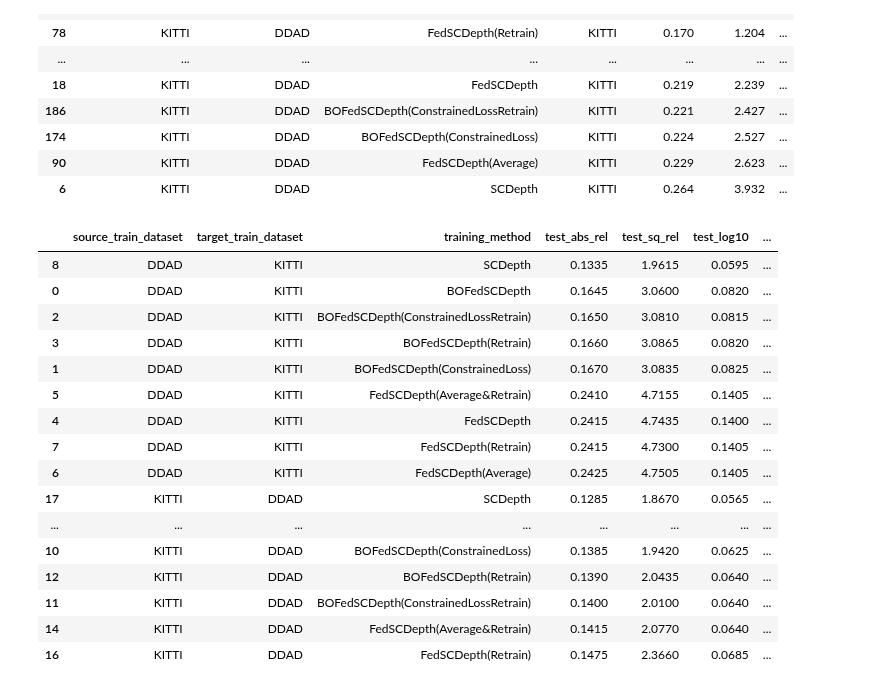
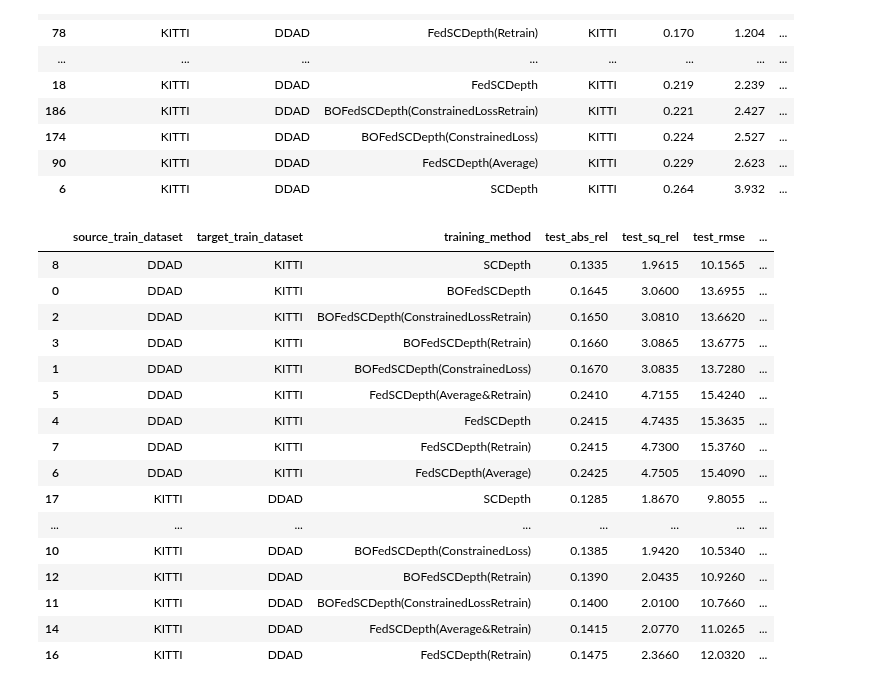
Before and after one commit to eltonfss/federated-sc-depth, a Jupyter notebook: src/notebooks/ContinualLearning/ContinualLearningMetrics.ipynb, the cells around one changed output. Cells and saved outputs as stored; diff of their text form; code cells hidden in the pictures.

```diff
--- a/src/notebooks/ContinualLearning/ContinualLearningMetrics.ipynb
+++ b/src/notebooks/ContinualLearning/ContinualLearningMetrics.ipynb
@@ -1,9 +1,27 @@
 # %%
 import pandas as pd
 import numpy as np
+import matplotlib.pyplot as plt
+import seaborn as sns
+
+# Set display options and plot styles
+pd.set_option('display.max_rows', None)
+pd.set_option('display.max_columns', None)
+plt.rcParams["font.weight"] = "bold"
+plt.rcParams["axes.labelweight"] = "bold"
+font = {'weight': 'bold', 'size': 20}
+plt.rc('font', **font)
+
+# Define color palette and hatch patterns
+colors = sns.color_palette("colorblind")  # Colorblind-friendly colors
+hatches = ['/', '\\', '|', '-', '+', 'x', 'o', 'O', '.', '*']  # Hatching patterns
+
+from comparative_analysis import ComparativeAnalysis
+analysis = ComparativeAnalysis("continuallearningexperiments.csv")
+
 df = pd.read_csv("continuallearningexperiments.csv").dropna()
 
-PERF_COLS = ['test_abs_rel', 'test_sq_rel', 'test_log10', 'test_rmse', 'test_rmse_log', 'test_a1', 'test_a2', 'test_a3']
+PERF_COLS = ['test_abs_rel', 'test_sq_rel', 'test_rmse', 'test_rmse_log', 'test_a1', 'test_a2', 'test_a3']
 # %%
 # compute stability
 df_full = df[df['test_region_type'] == 'full'].drop(columns=['test_region_type'])
@@ -32,31 +50,30 @@ df_stability.sort_values(by=['source_train_dataset','test_abs_rel'])
 # %%
 # compute plasticity
 df_before = df_full[df_full['adaptation_state'] == 'before_adaptation'].drop(columns=['adaptation_state'])
 df_before_plasticity = df_before[df_before['test_dataset'] == df_before['source_train_dataset']]
 df_after_plasticity = df_after[df_after['test_dataset'] == df_after['target_train_dataset']]
 df_plasticity = pd.concat([df_before_plasticity, df_after_plasticity])
 group_columns = ['source_train_dataset', 'target_train_dataset', 'training_method']
-avg_columns = ['test_abs_rel', 'test_sq_rel', 'test_log10', 'test_rmse', 'test_rmse_log', 'test_a1', 'test_a2', 'test_a3']
 df_plasticity = df_plasticity.groupby(group_columns, as_index=False)[PERF_COLS].mean()
 df_plasticity.sort_values(by=['source_train_dataset','test_abs_rel'])
 # %% [output]
-|  | source_train_dataset | target_train_dataset | training_method | test_abs_rel | test_sq_rel | test_log10 | ... |
-| 8 | DDAD | KITTI | SCDepth | 0.1335 | 1.9615 | 0.0595 | ... |
-| 0 | DDAD | KITTI | BOFedSCDepth | 0.1645 | 3.0600 | 0.0820 | ... |
-| 2 | DDAD | KITTI | BOFedSCDepth(ConstrainedLossRetrain) | 0.1650 | 3.0810 | 0.0815 | ... |
-| 3 | DDAD | KITTI | BOFedSCDepth(Retrain) | 0.1660 | 3.0865 | 0.0820 | ... |
-| 1 | DDAD | KITTI | BOFedSCDepth(ConstrainedLoss) | 0.1670 | 3.0835 | 0.0825 | ... |
-| 5 | DDAD | KITTI | FedSCDepth(Average&Retrain) | 0.2410 | 4.7155 | 0.1405 | ... |
-| 4 | DDAD | KITTI | FedSCDepth | 0.2415 | 4.7435 | 0.1400 | ... |
-| 7 | DDAD | KITTI | FedSCDepth(Retrain) | 0.2415 | 4.7300 | 0.1405 | ... |
-| 6 | DDAD | KITTI | FedSCDepth(Average) | 0.2425 | 4.7505 | 0.1405 | ... |
-| 17 | KITTI | DDAD | SCDepth | 0.1285 | 1.8670 | 0.0565 | ... |
+|  | source_train_dataset | target_train_dataset | training_method | test_abs_rel | test_sq_rel | test_rmse | ... |
+| 8 | DDAD | KITTI | SCDepth | 0.1335 | 1.9615 | 10.1565 | ... |
+| 0 | DDAD | KITTI | BOFedSCDepth | 0.1645 | 3.0600 | 13.6955 | ... |
+| 2 | DDAD | KITTI | BOFedSCDepth(ConstrainedLossRetrain) | 0.1650 | 3.0810 | 13.6620 | ... |
+| 3 | DDAD | KITTI | BOFedSCDepth(Retrain) | 0.1660 | 3.0865 | 13.6775 | ... |
+| 1 | DDAD | KITTI | BOFedSCDepth(ConstrainedLoss) | 0.1670 | 3.0835 | 13.7280 | ... |
+| 5 | DDAD | KITTI | FedSCDepth(Average&Retrain) | 0.2410 | 4.7155 | 15.4240 | ... |
+| 4 | DDAD | KITTI | FedSCDepth | 0.2415 | 4.7435 | 15.3635 | ... |
+| 7 | DDAD | KITTI | FedSCDepth(Retrain) | 0.2415 | 4.7300 | 15.3760 | ... |
+| 6 | DDAD | KITTI | FedSCDepth(Average) | 0.2425 | 4.7505 | 15.4090 | ... |
+| 17 | KITTI | DDAD | SCDepth | 0.1285 | 1.8670 | 9.8055 | ... |
 | ... | ... | ... | ... | ... | ... | ... | ... |
-| 10 | KITTI | DDAD | BOFedSCDepth(ConstrainedLoss) | 0.1385 | 1.9420 | 0.0625 | ... |
-| 12 | KITTI | DDAD | BOFedSCDepth(Retrain) | 0.1390 | 2.0435 | 0.0640 | ... |
-| 11 | KITTI | DDAD | BOFedSCDepth(ConstrainedLossRetrain) | 0.1400 | 2.0100 | 0.0640 | ... |
-| 14 | KITTI | DDAD | FedSCDepth(Average&Retrain) | 0.1415 | 2.0770 | 0.0640 | ... |
-| 16 | KITTI | DDAD | FedSCDepth(Retrain) | 0.1475 | 2.3660 | 0.0685 | ... |
+| 10 | KITTI | DDAD | BOFedSCDepth(ConstrainedLoss) | 0.1385 | 1.9420 | 10.5340 | ... |
+| 12 | KITTI | DDAD | BOFedSCDepth(Retrain) | 0.1390 | 2.0435 | 10.9260 | ... |
+| 11 | KITTI | DDAD | BOFedSCDepth(ConstrainedLossRetrain) | 0.1400 | 2.0100 | 10.7660 | ... |
+| 14 | KITTI | DDAD | FedSCDepth(Average&Retrain) | 0.1415 | 2.0770 | 11.0265 | ... |
+| 16 | KITTI | DDAD | FedSCDepth(Retrain) | 0.1475 | 2.3660 | 12.0320 | ... |
 # %%
 # compute stability plasticity tradeoff
 df_stability_plasticity = pd.concat([df_stability, df_plasticity])
```
Also changed, not shown: parts of 4 cells of this notebook, 2 other files.
